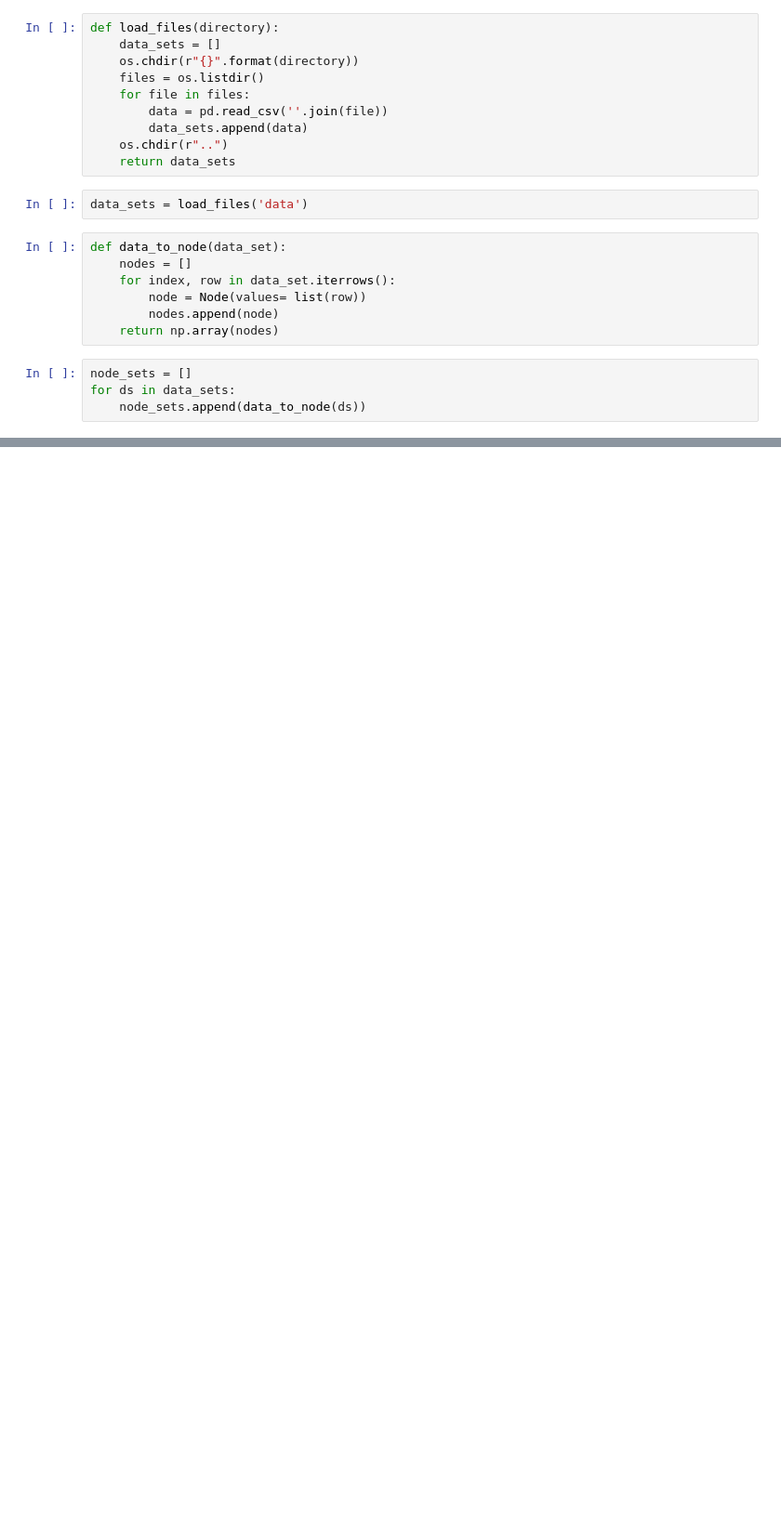
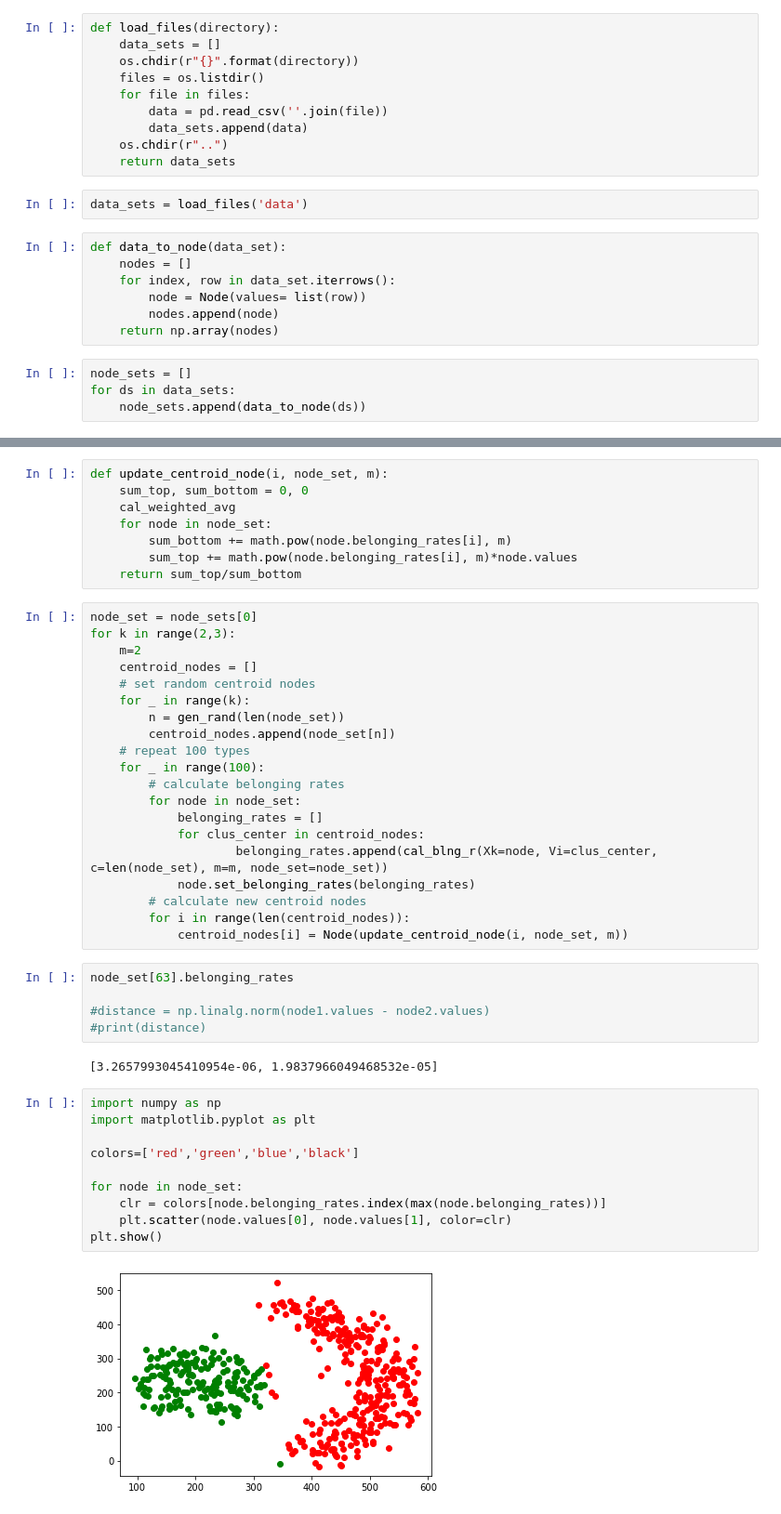
Before and after one commit to zahrasalarian/Fuzzy-C-Means, a Jupyter notebook: main.ipynb, the cells around one changed output, grey strips where cells are left out. Shown at 93% size. Drawn from its saved outputs; the diff is of its cells as text; blank space fills up the shorter version.

```diff
--- a/main.ipynb
+++ b/main.ipynb
@@ -37,0 +57,47 @@ for ds in data_sets:
+# %%
+def update_centroid_node(i, node_set, m):
+    sum_top, sum_bottom = 0, 0
+    cal_weighted_avg
+    for node in node_set:
+        sum_bottom += math.pow(node.belonging_rates[i], m)
+        sum_top += math.pow(node.belonging_rates[i], m)*node.values
+    return sum_top/sum_bottom
+# %%
+node_set = node_sets[0]
+for k in range(2,3):
+    m=2
+    centroid_nodes = []
+    # set random centroid nodes
+    for _ in range(k):
+        n = gen_rand(len(node_set))
+        centroid_nodes.append(node_set[n])
+    # repeat 100 types
+    for _ in range(100):
+        # calculate belonging rates
+        for node in node_set:
+            belonging_rates = []
+            for clus_center in centroid_nodes:
+                    belonging_rates.append(cal_blng_r(Xk=node, Vi=clus_center, c=len(node_set), m=m, node_set=node_set))
+            node.set_belonging_rates(belonging_rates)
+        # calculate new centroid nodes
+        for i in range(len(centroid_nodes)):
+            centroid_nodes[i] = Node(update_centroid_node(i, node_set, m))
+# %%
+node_set[63].belonging_rates
+
+#distance = np.linalg.norm(node1.values - node2.values)
+#print(distance)
+# %% [output]
+[3.2657993045410954e-06, 1.9837966049468532e-05]
+# %%
+import numpy as np
+import matplotlib.pyplot as plt
+
+colors=['red','green','blue','black']
+
+for node in node_set:
+    clr = colors[node.belonging_rates.index(max(node.belonging_rates))]
+    plt.scatter(node.values[0], node.values[1], color=clr)
+plt.show()
+# %% [output]
+[figure, added]
```
Also changed, not shown: parts of 5 cells of this notebook.
